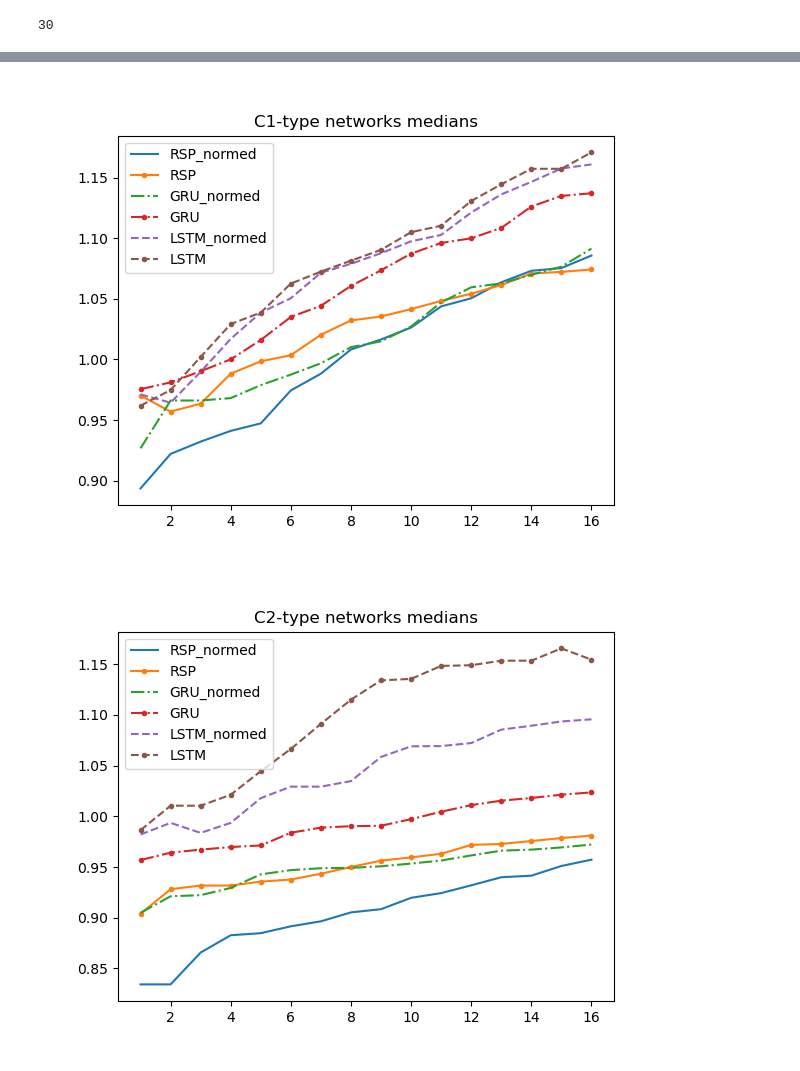
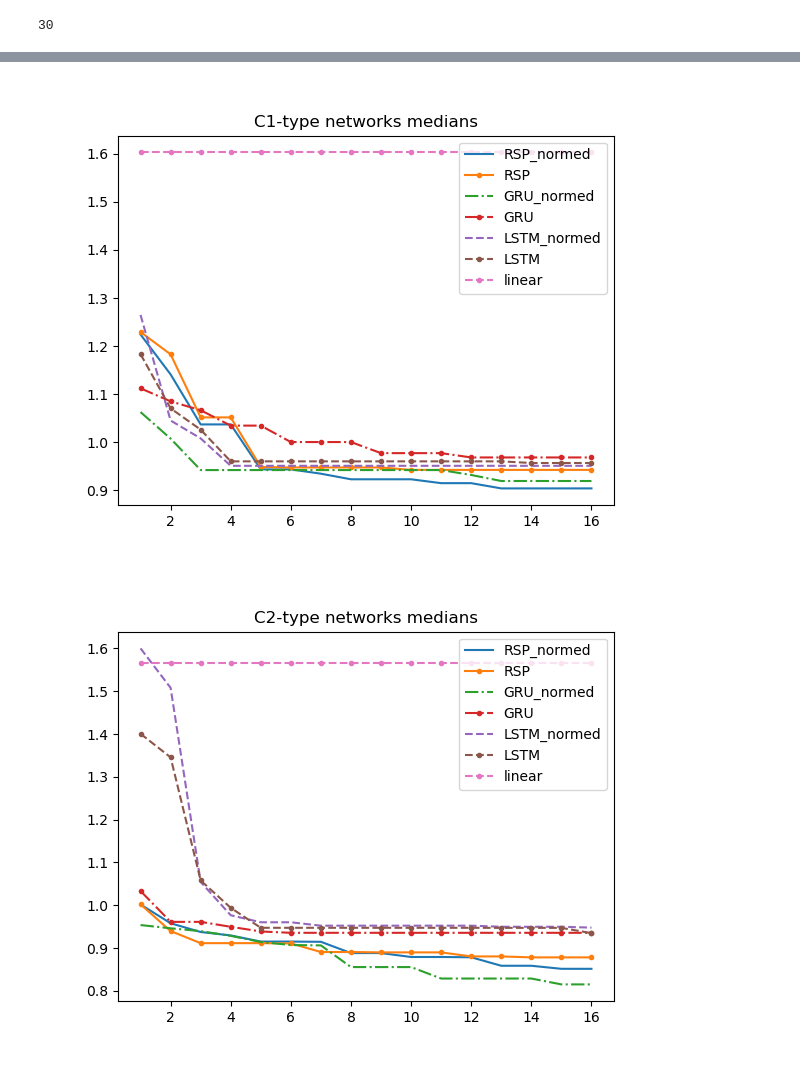
Before and after one commit to vladislav-horbatiuk/rspl_neuron_experiments, a Jupyter notebook: notebooks/compare_neurons_on_m5.ipynb, the cells around one changed output, grey strips where cells are left out. Drawn from its saved outputs; the diff is of its cells as text; code cells hidden in the pictures.

```diff
--- a/notebooks/compare_neurons_on_m5.ipynb
+++ b/notebooks/compare_neurons_on_m5.ipynb
@@ -465,12 +485,14 @@ plt.show()
 
 # plt.show()
 # %%
-errs_by_neuron_and_num_attempts = defaultdict(list)
+best_errs_by_neuron_and_num_attempts = defaultdict(list)
 
-for neuron_type in ALL_MODELS:
+for neuron_type in ALL_MODELS_EXT:
     for ts_idx in range(len(timeseries)):
         for cfg in CONFIGURATIONS:
             cfg_params = get_cfg_as_tuple(cfg)
             for num_attempts in range(1, len(ALL_ATTEMTS_SEEDS) + 1):
-                errs_by_neuron_and_num_attempts[cfg_params + (neuron_type, num_attempts)].extend(errs[neuron_type][ts_idx][cfg_params][:num_attempts])
+                val_errs = errs[neuron_type][ts_idx][cfg_params][:num_attempts]
+                best_err_idx = np.argmin(val_errs)
+                best_errs_by_neuron_and_num_attempts[cfg_params + (neuron_type, num_attempts)].append(errs[neuron_type][ts_idx][cfg_params][best_err_idx])
 # %%
@@ -485,16 +507,17 @@ LINESTYLES_MAP = {
     'GRU_normed': 'dashdot',
     'LSTM': 'dashed',
     'LSTM_normed': 'dashed',
+    'linear': 'dashed',
 }
 
 x_range = range(1, len(ALL_ATTEMTS_SEEDS) + 1 - NUM_TOP_VAL_ERRS_TO_FILTER)
 plt.figure()
-for nt in ALL_MODELS:
+for nt in ALL_MODELS_EXT:
     marker = '.'
     if 'normed' in nt:
         marker = ''
-    plt.plot(x_range, [np.mean(errs_by_neuron_and_num_attempts[get_cfg_as_tuple(CONFIGURATIONS[0]) + (nt, i)]) for i in x_range], label=nt, linestyle=LINESTYLES_MAP[nt], marker=marker)
-plt.legend(loc='upper left')
+    plt.plot(x_range, [np.mean(best_errs_by_neuron_and_num_attempts[get_cfg_as_tuple(CONFIGURATIONS[0]) + (nt, i)]) for i in x_range], label=nt, linestyle=LINESTYLES_MAP[nt], marker=marker)
+plt.legend(loc='upper right')
 plt.title('C1-type networks means')
 plt.show()
 # %% [output]
@@ -502,11 +525,11 @@ plt.show()
 # %%
 plt.figure()
-for nt in ALL_MODELS:
+for nt in ALL_MODELS_EXT:
     marker = '.'
     if 'normed' in nt:
         marker = ''
-    plt.plot(x_range, [np.mean(errs_by_neuron_and_num_attempts[get_cfg_as_tuple(CONFIGURATIONS[1]) + (nt, i)]) for i in x_range], label=nt, linestyle=LINESTYLES_MAP[nt], marker=marker)
-plt.legend(loc='upper left')
+    plt.plot(x_range, [np.mean(best_errs_by_neuron_and_num_attempts[get_cfg_as_tuple(CONFIGURATIONS[1]) + (nt, i)]) for i in x_range], label=nt, linestyle=LINESTYLES_MAP[nt], marker=marker)
+plt.legend(loc='upper right')
 plt.title('C2-type networks means')
 plt.show()
 # %% [output]
@@ -514,34 +537,25 @@ plt.show()
 # %%
-LINESTYLES_MAP = {
-    'RSP': 'solid',
-    'RSP_normed': 'solid',
-    'GRU': 'dashdot',
-    'GRU_normed': 'dashdot',
-    'LSTM': 'dashed',
-    'LSTM_normed': 'dashed',
-}
-
 x_range = range(1, len(ALL_ATTEMTS_SEEDS) + 1 - NUM_TOP_VAL_ERRS_TO_FILTER)
 plt.figure()
-for nt in ALL_MODELS:
+for nt in ALL_MODELS_EXT:
     marker = '.'
     if 'normed' in nt:
         marker = ''
-    plt.plot(x_range, [np.median(errs_by_neuron_and_num_attempts[get_cfg_as_tuple(CONFIGURATIONS[0]) + (nt, i)]) for i in x_range], label=nt, linestyle=LINESTYLES_MAP[nt], marker=marker)
-plt.legend(loc='upper left')
+    plt.plot(x_range, [np.median(best_errs_by_neuron_and_num_attempts[get_cfg_as_tuple(CONFIGURATIONS[0]) + (nt, i)]) for i in x_range], label=nt, linestyle=LINESTYLES_MAP[nt], marker=marker)
+plt.legend(loc='upper right')
 plt.title('C1-type networks medians')
 plt.show()
 # %% [output]
-[figure, old version]
+[figure, new version]
 # %%
 plt.figure()
-for nt in ALL_MODELS:
+for nt in ALL_MODELS_EXT:
     marker = '.'
     if 'normed' in nt:
         marker = ''
-    plt.plot(x_range, [np.median(errs_by_neuron_and_num_attempts[get_cfg_as_tuple(CONFIGURATIONS[1]) + (nt, i)]) for i in x_range], label=nt, linestyle=LINESTYLES_MAP[nt], marker=marker)
-plt.legend(loc='upper left')
+    plt.plot(x_range, [np.median(best_errs_by_neuron_and_num_attempts[get_cfg_as_tuple(CONFIGURATIONS[1]) + (nt, i)]) for i in x_range], label=nt, linestyle=LINESTYLES_MAP[nt], marker=marker)
+plt.legend(loc='upper right')
 plt.title('C2-type networks medians')
 plt.show()
 # %% [output]
-[figure, old version]
+[figure, new version]
```
Also changed, not shown: parts of 9 cells of this notebook.
